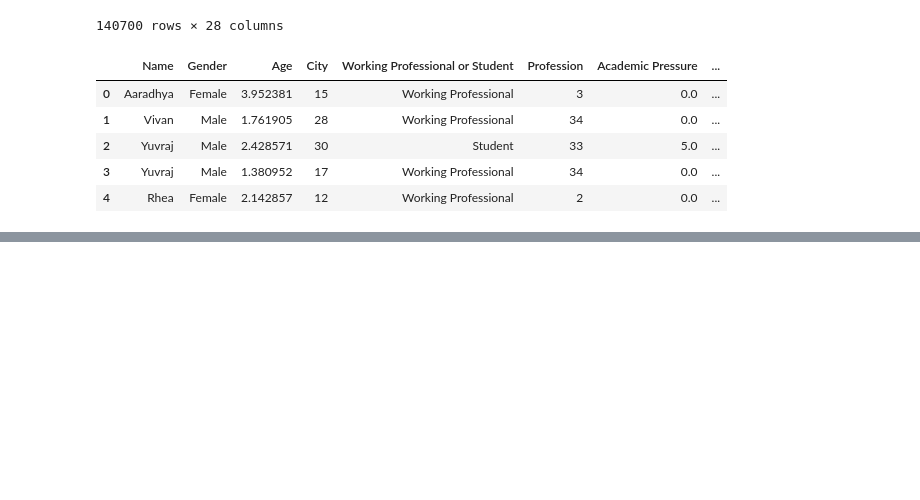
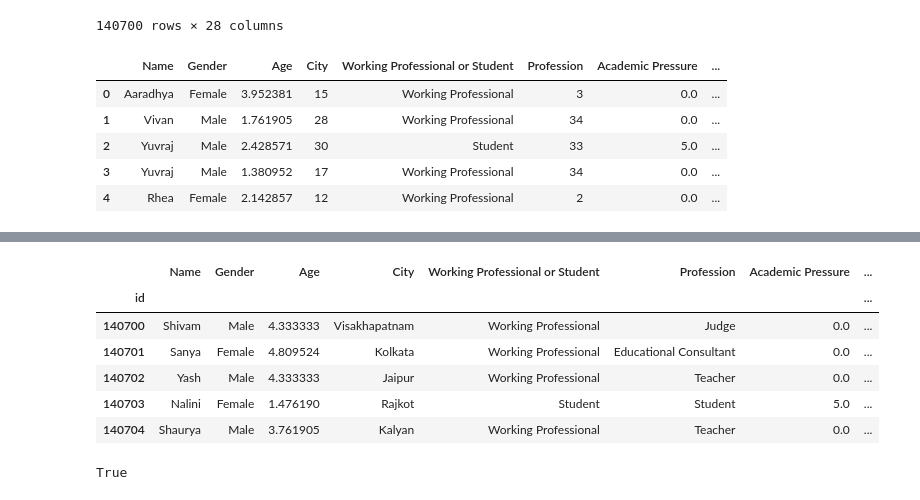
Before and after one commit to Omer-Z/Kaggle_Tasks, a Jupyter notebook: Mental_Health/src/analysis.ipynb, the cells around one changed output, grey strips where cells are left out. Saved outputs shown, nothing was run; the diff lists cells and outputs as text; code cells hidden in the pictures; blank space fills up the shorter version.

```diff
--- a/Mental_Health/src/analysis.ipynb
+++ b/Mental_Health/src/analysis.ipynb
@@ -664,0 +737,10 @@ encoded_data.head()
+# %%
+processed_test.head()
+# %% [output]
+|  | Name | Gender | Age | City | Working Professional or Student | Profession | Academic Pressure | ... |
+| id |  |  |  |  |  |  |  | ... |
+| 140700 | Shivam | Male | 4.333333 | Visakhapatnam | Working Professional | Judge | 0.0 | ... |
+| 140701 | Sanya | Female | 4.809524 | Kolkata | Working Professional | Educational Consultant | 0.0 | ... |
+| 140702 | Yash | Male | 4.333333 | Jaipur | Working Professional | Teacher | 0.0 | ... |
+| 140703 | Nalini | Female | 1.476190 | Rajkot | Student | Student | 5.0 | ... |
+| 140704 | Shaurya | Male | 3.761905 | Kalyan | Working Professional | Teacher | 0.0 | ... |
@@ -664,0 +755,4 @@ encoded_data.head()
+# %%
+'Rare Degree' in deg_lbl
+# %% [output]
+True
```
Also changed, not shown: parts of 52 cells of this notebook.
